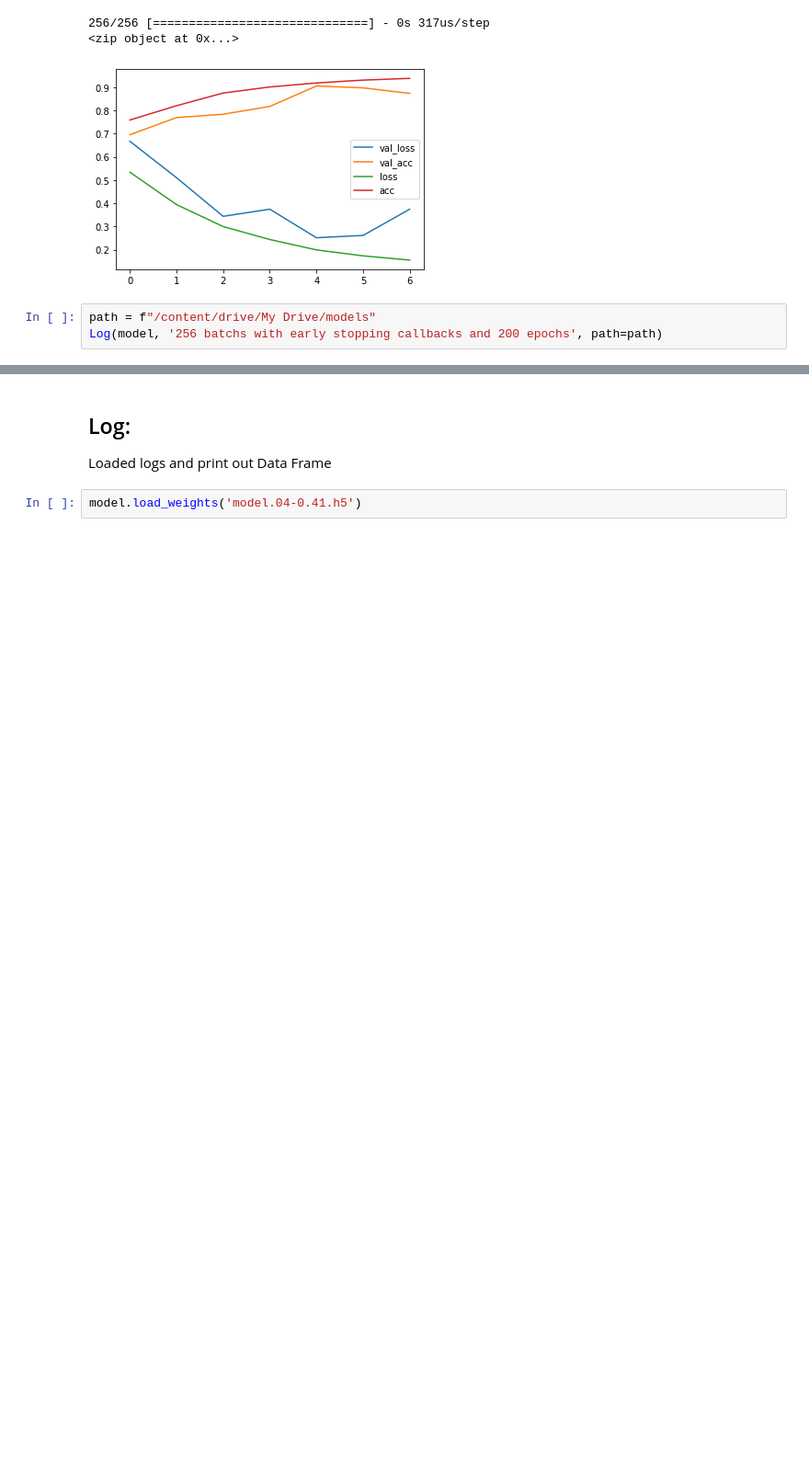
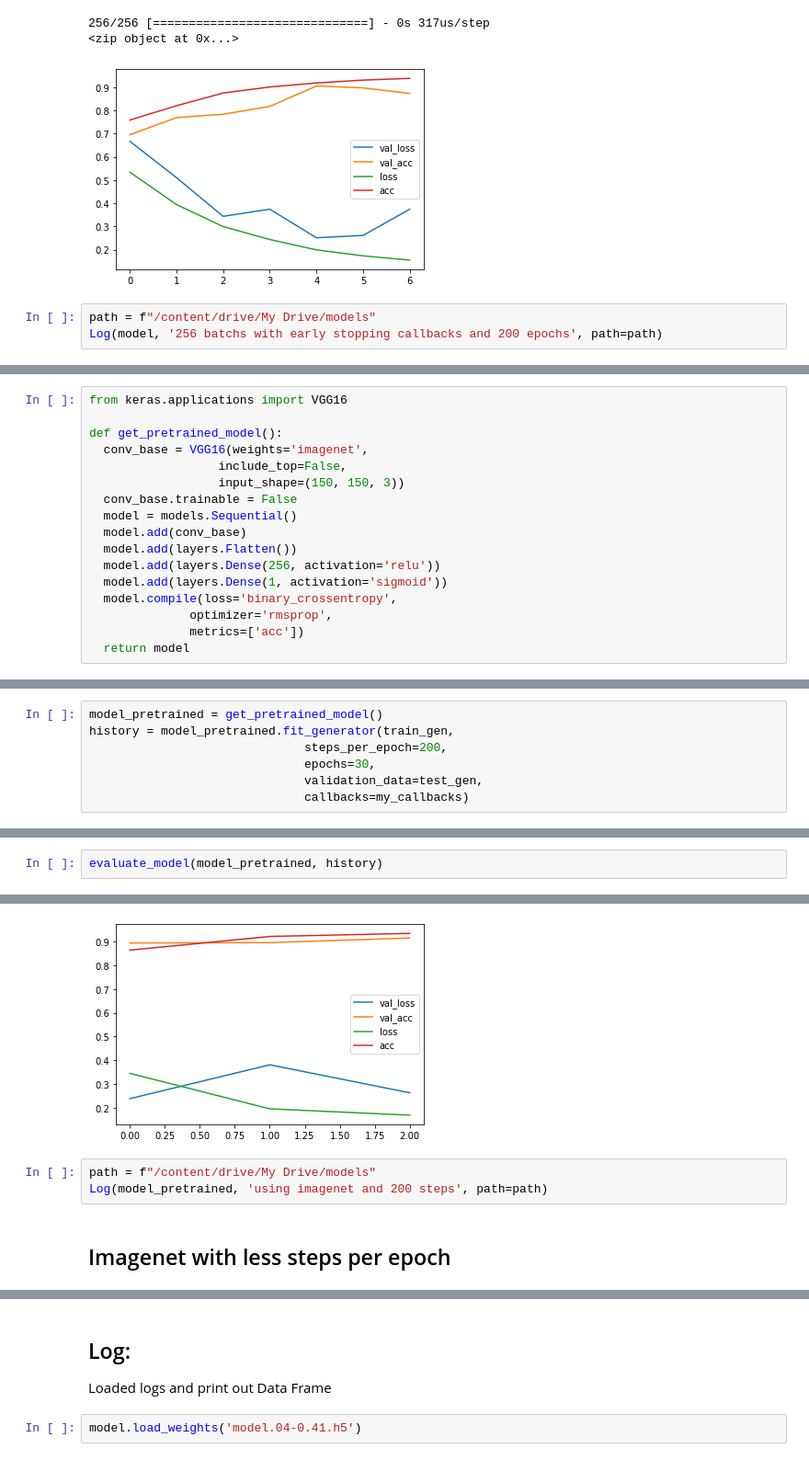
Before and after one commit to Jesse989/pneumonia, a Jupyter notebook: initial.ipynb, the cells around one changed output, grey strips where cells are left out. Shown: that part at 92% size. Drawn from its saved outputs; the diff is of its cells as text; blank space fills up the shorter version.

```diff
--- a/initial.ipynb
+++ b/initial.ipynb
@@ -525,0 +555,17 @@ Log(model, '256 batchs with early stopping callbacks and 200 epochs', path=path)
+# %%
+from keras.applications import VGG16
+
+def get_pretrained_model():
+  conv_base = VGG16(weights='imagenet',
+                  include_top=False,
+                  input_shape=(150, 150, 3))
+  conv_base.trainable = False
+  model = models.Sequential()
+  model.add(conv_base)
+  model.add(layers.Flatten())
+  model.add(layers.Dense(256, activation='relu'))
+  model.add(layers.Dense(1, activation='sigmoid'))
+  model.compile(loss='binary_crossentropy',
+              optimizer='rmsprop',
+              metrics=['acc'])
+  return model
@@ -525,0 +574,7 @@ Log(model, '256 batchs with early stopping callbacks and 200 epochs', path=path)
+# %%
+model_pretrained = get_pretrained_model()
+history = model_pretrained.fit_generator(train_gen,
+                              steps_per_epoch=200,
+                              epochs=30,
+                              validation_data=test_gen,
+                              callbacks=my_callbacks)
@@ -525,0 +590,3 @@ Log(model, '256 batchs with early stopping callbacks and 200 epochs', path=path)
+# %%
+evaluate_model(model_pretrained, history)
+# %% [output]
@@ -525,0 +595,6 @@ Log(model, '256 batchs with early stopping callbacks and 200 epochs', path=path)
+[figure, added]
+# %%
+path = f"/content/drive/My Drive/models"
+Log(model_pretrained, 'using imagenet and 200 steps', path=path)
+# %% [markdown]
+## Imagenet with less steps per epoch
```
Also changed, not shown: parts of 32 cells of this notebook.
